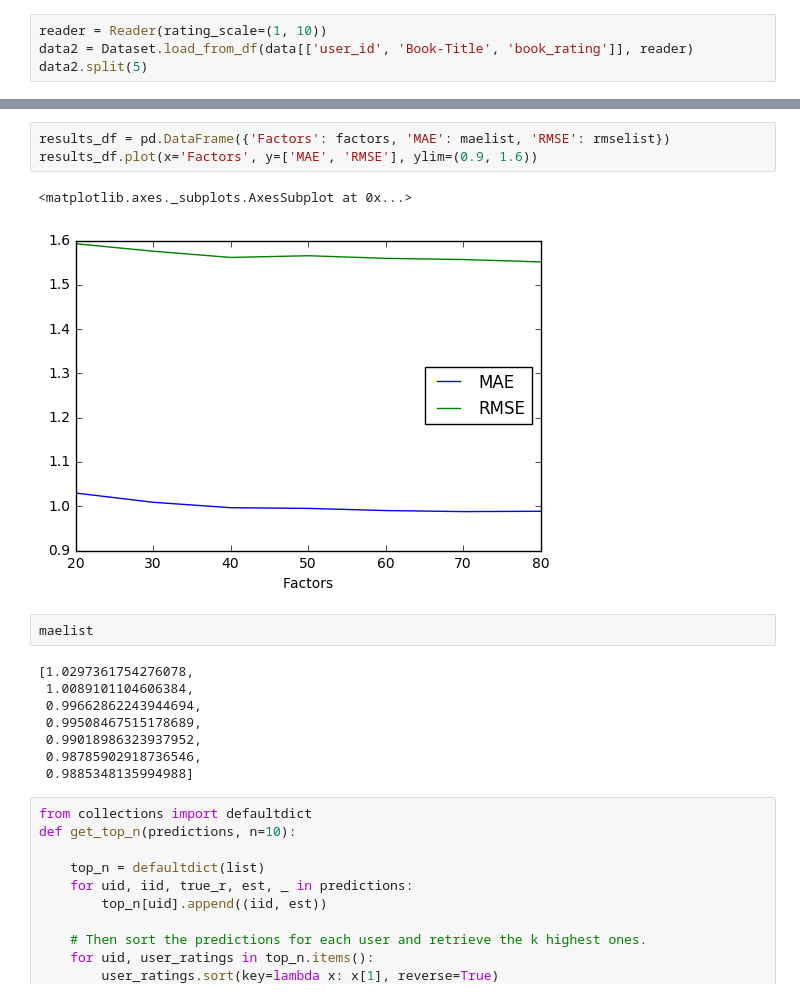
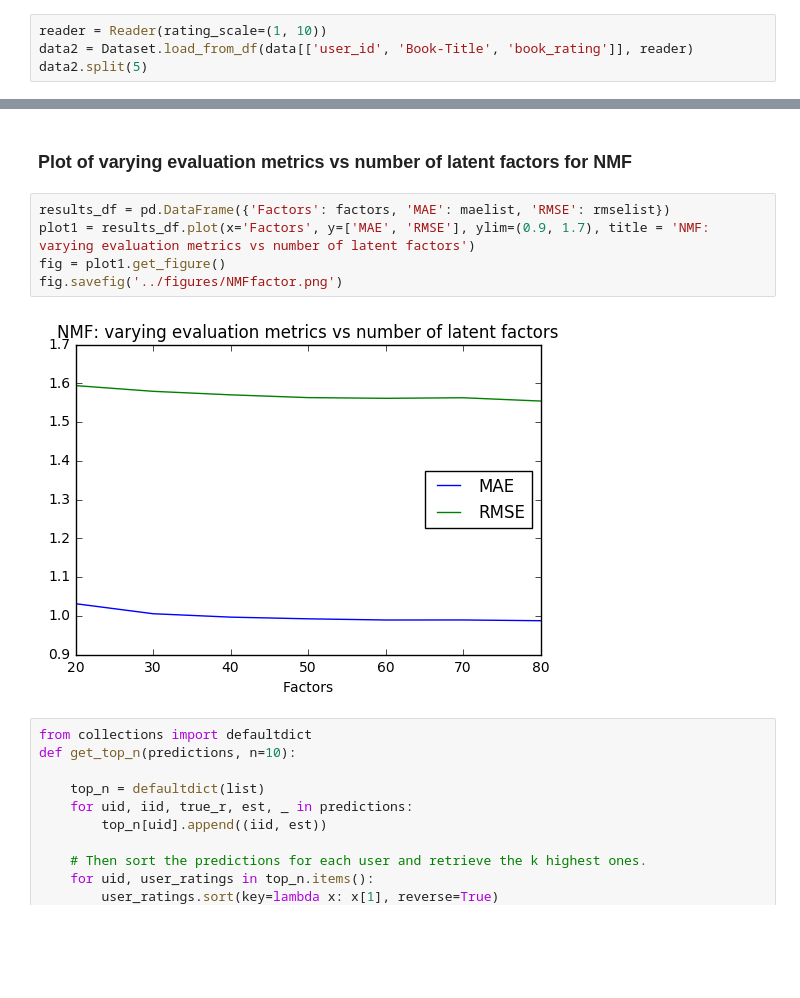
Before and after one commit to tjdharamsi/E4571-Personalisation-Theory-Project, a Jupyter notebook: Part1/analysis/CF-Data.ipynb, the cells around one changed output, grey strips where cells are left out. Saved outputs shown, nothing was run; the diff lists cells and outputs as text; blank space fills up the shorter version.

```diff
--- a/Part1/analysis/CF-Data.ipynb
+++ b/Part1/analysis/CF-Data.ipynb
@@ -647,21 +692,14 @@ Mean MAE : 0.9885
 ------------
 ------------
+# %% [markdown]
+### Plot of varying evaluation metrics vs number of latent factors for NMF
 # %%
 results_df = pd.DataFrame({'Factors': factors, 'MAE': maelist, 'RMSE': rmselist})
-results_df.plot(x='Factors', y=['MAE', 'RMSE'], ylim=(0.9, 1.6))
+plot1 = results_df.plot(x='Factors', y=['MAE', 'RMSE'], ylim=(0.9, 1.7), title = 'NMF: varying evaluation metrics vs number of latent factors')
+fig = plot1.get_figure()
+fig.savefig('../figures/NMFfactor.png')
 # %% [output]
-<matplotlib.axes._subplots.AxesSubplot at 0x...>
-[figure, old version]
+[figure, new version]
-# %%
-maelist
-# %% [output]
-[1.0297361754276078,
- 1.0089101104606384,
- 0.99662862243944694,
- 0.99508467515178689,
- 0.99018986323937952,
- 0.98785902918736546,
- 0.9885348135994988]
 # %%
 from collections import defaultdict
 def get_top_n(predictions, n=10):
```
Also changed, not shown: parts of 30 cells of this notebook, 8 other files.
